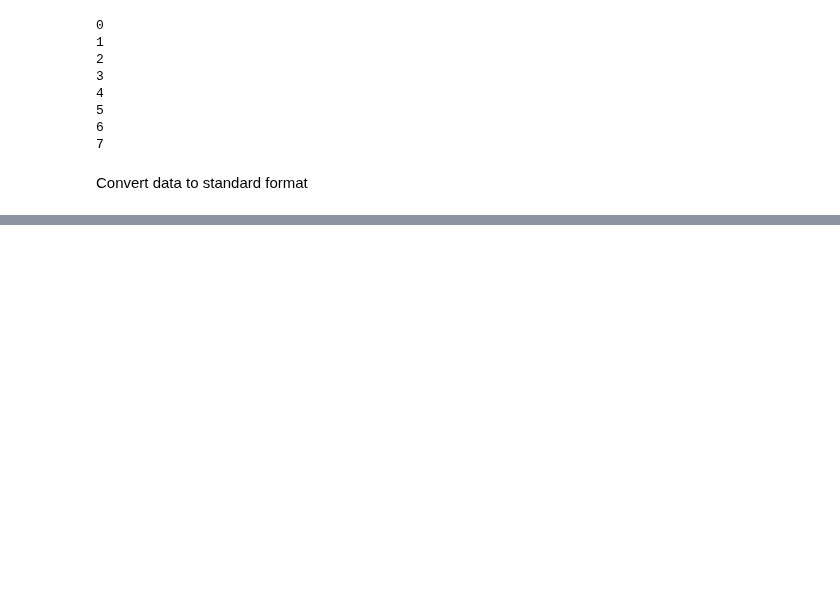
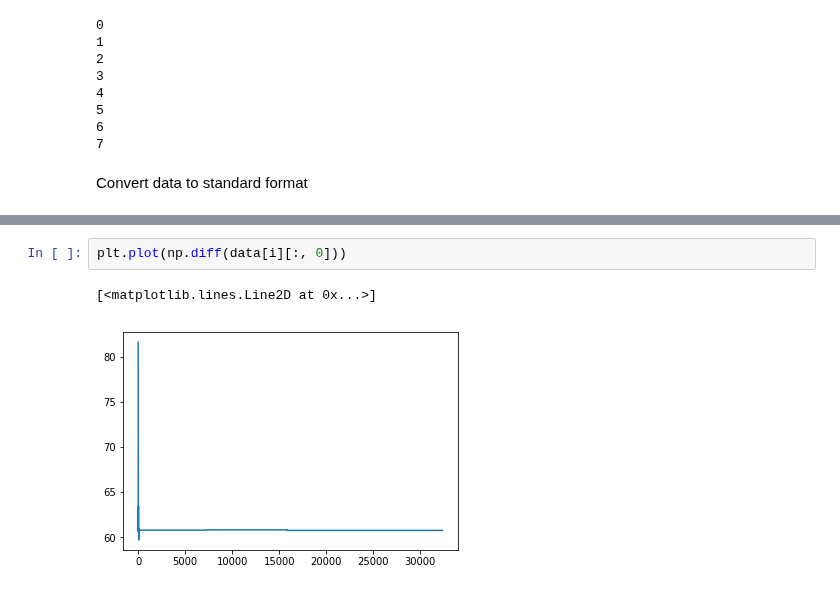
Before and after one commit to LordHelmchen324/real-vs-synthetic-geospatial, a Jupyter notebook: machine_learning/citybased_rnn_2_generation.ipynb, the cells around one changed output, grey strips where cells are left out. Saved outputs shown, nothing was run; the diff lists cells and outputs as text; blank space fills up the shorter version.

```diff
--- a/machine_learning/citybased_rnn_2_generation.ipynb
+++ b/machine_learning/citybased_rnn_2_generation.ipynb
@@ -207 +204,6 @@ data[i][:, 0].tolist()
+# %%
+plt.plot(np.diff(data[i][:, 0]))
+# %% [output]
+[<matplotlib.lines.Line2D at 0x...>]
+[figure, added]
 # %%
```
Also changed, not shown: parts of 8 cells of this notebook.
